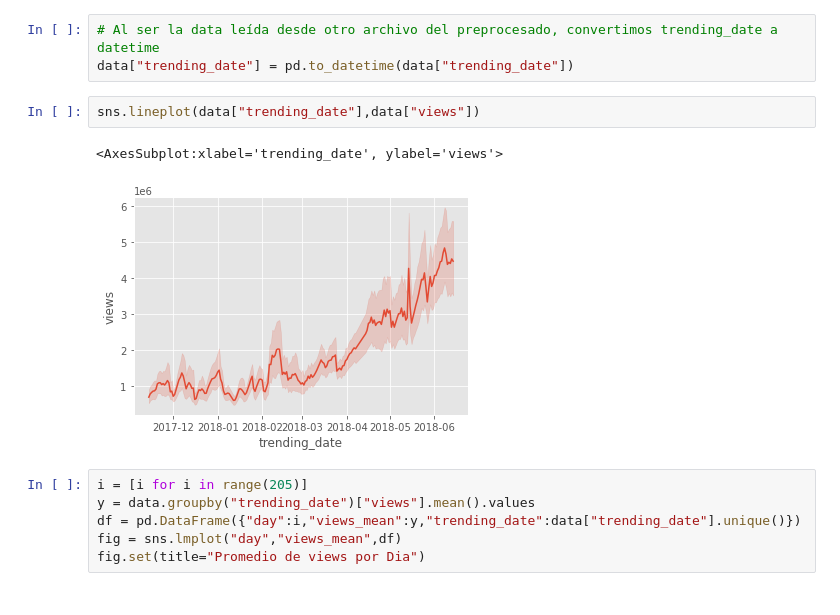
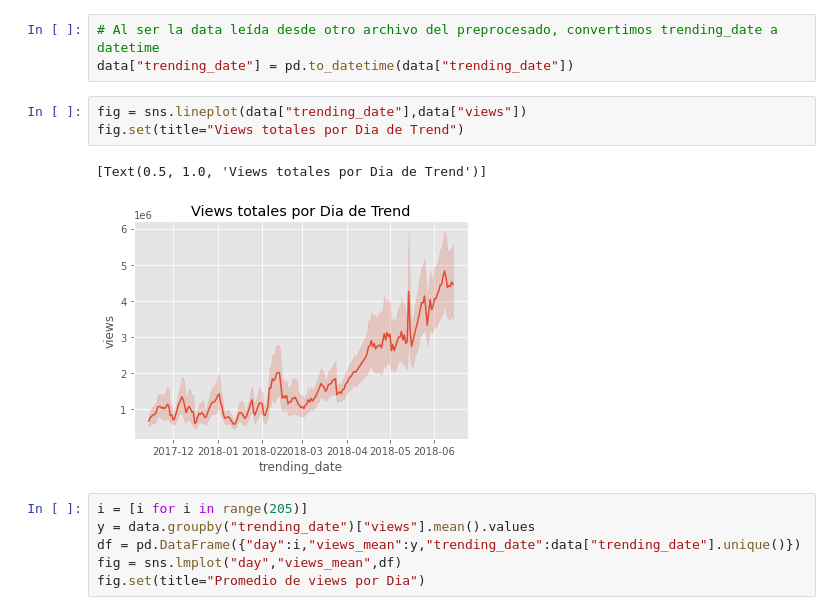
Before and after one commit to FrowsyFrog/EB-2022-1-CC51, a Jupyter notebook: code/models.ipynb, the cells around one changed output. Saved outputs shown, nothing was run; the diff lists cells and outputs as text.

```diff
--- a/code/models.ipynb
+++ b/code/models.ipynb
@@ -12,10 +12,11 @@ data = pd.read_csv("../data/yt_data.csv")
 # Al ser la data leída desde otro archivo del preprocesado, convertimos trending_date a datetime
 data["trending_date"] = pd.to_datetime(data["trending_date"])
 # %%
-sns.lineplot(data["trending_date"],data["views"])
+fig = sns.lineplot(data["trending_date"],data["views"])
+fig.set(title="Views totales por Dia de Trend")
 # %% [output]
-<AxesSubplot:xlabel='trending_date', ylabel='views'>
+[Text(0.5, 1.0, 'Views totales por Dia de Trend')]
-[figure, old version]
+[figure, new version]
 # %%
 i = [i for i in range(205)]
 y = data.groupby("trending_date")["views"].mean().values
```
